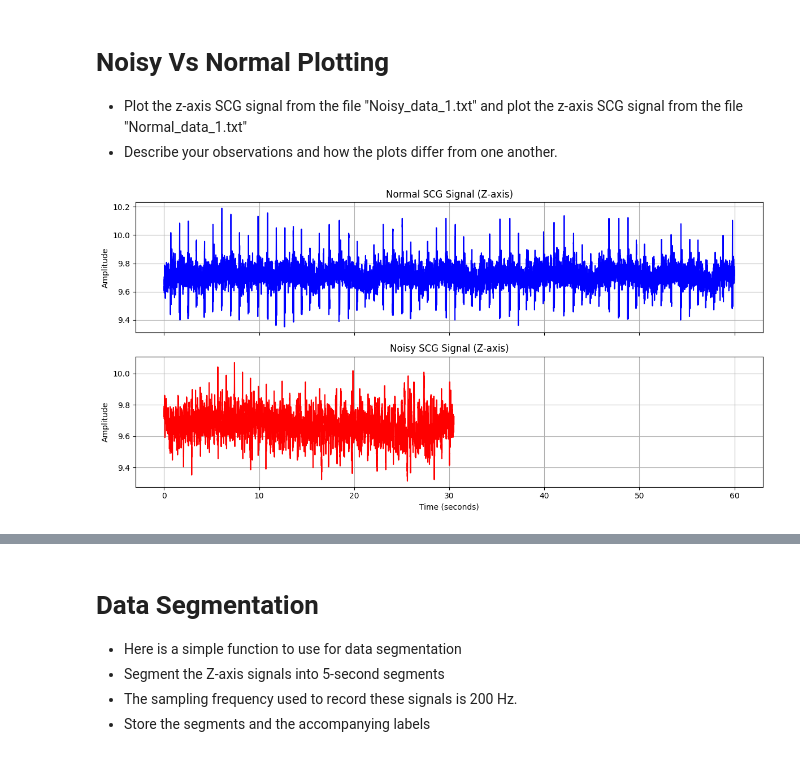
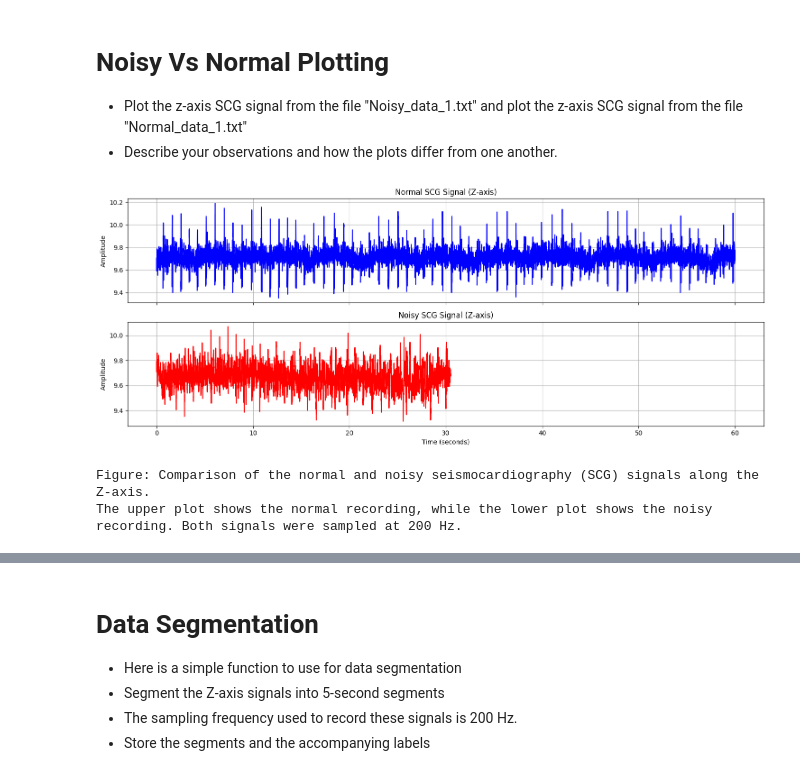
Before and after one commit to simulate111/Acquisition-and-Analysis-of-Biosignals, a Jupyter notebook: dtek0042_exercise_4_.ipynb, the cells around one changed output, grey strips where cells are left out. Cells and saved outputs as stored; diff of their text form; code cells hidden in the pictures.

```diff
--- a/dtek0042_exercise_4_.ipynb
+++ b/dtek0042_exercise_4_.ipynb
@@ -124,27 +95,22 @@ fs=200 #samp freq
 * Plot the z-axis SCG signal from the file "Noisy_data_1.txt" and plot the z-axis SCG signal from the file "Normal_data_1.txt"
 * Describe your observations and how the plots differ from one another.
 # %%
-# Create time arrays for both signals (in seconds)
-t_noisy = np.arange(len(noisy_sig)) / fs
-t_normal = np.arange(len(normal_sig)) / fs
-
-# Create a figure with two subplots
-fig, axs = plt.subplots(2, 1, figsize=(12, 6), sharex=True)
-
-# Plot Normal Signal
+t_noisy = np.arange(len(noisy_sig))/fs
+t_normal = np.arange(len(normal_sig))/fs
+fig, axs = plt.subplots(2, 1, figsize=(15, 6), sharex=True)
 axs[0].plot(t_normal, normal_sig, color='blue')
 axs[0].set_title('Normal SCG Signal (Z-axis)')
 axs[0].set_ylabel('Amplitude')
 axs[0].grid(True)
-
-# Plot Noisy Signal
 axs[1].plot(t_noisy, noisy_sig, color='red')
 axs[1].set_title('Noisy SCG Signal (Z-axis)')
 axs[1].set_xlabel('Time (seconds)')
 axs[1].set_ylabel('Amplitude')
 axs[1].grid(True)
-
 plt.tight_layout()
 plt.show()
+print(f"Figure: Comparison of the normal and noisy seismocardiography (SCG) signals along the Z-axis.\nThe upper plot shows the normal recording, while the lower plot shows the noisy recording. Both signals were sampled at 200 Hz.")
 # %% [output]
-[figure, old version]
+[figure, new version]
+Figure: Comparison of the normal and noisy seismocardiography (SCG) signals along the Z-axis.
+The upper plot shows the normal recording, while the lower plot shows the noisy recording. Both signals were sampled at 200 Hz.
```
Also changed, not shown: parts of 13 cells of this notebook.
